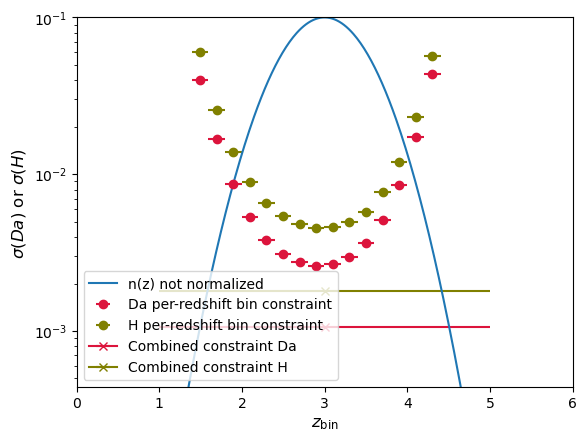
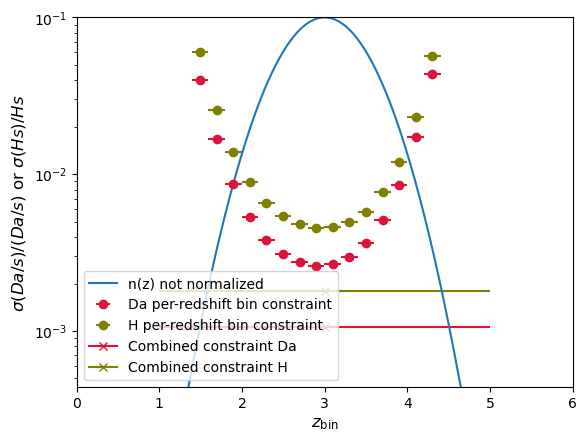
Code edit (unified diff) that turned the first committed figure into the second:
--- before
+++ after
@@ -3,8 +3,8 @@
 plt.errorbar(A,C,xerr=0.1,marker='o',linestyle='',color='olive',label = 'H per-redshift bin constraint')
 
-plt.errorbar(d,e,xerr=[c-zarray[0]],marker='x',color='crimson', label = 'Combined constraint Da')
-plt.errorbar(d,f,xerr=[c-zarray[0]],marker='x',color='olive', label = 'Combined constraint H')
+plt.errorbar(d,e,xerr=[d-zarray[0]],marker='x',color='crimson', label = 'Combined constraint Da')
+plt.errorbar(d,f,xerr=[d-zarray[0]],marker='x',color='olive', label = 'Combined constraint H')
 
-plt.ylabel(r'$\sigma(Da)$ or $\sigma(H)$ ',fontsize=12)
+plt.ylabel(r'$\sigma(Da/s)/(Da/s)$ or $\sigma(Hs)/Hs$ ',fontsize=12)
 plt.xlabel(r'$z_{\rm bin}$',fontsize=12)
 plt.yscale('log')

Commit: convention Da H